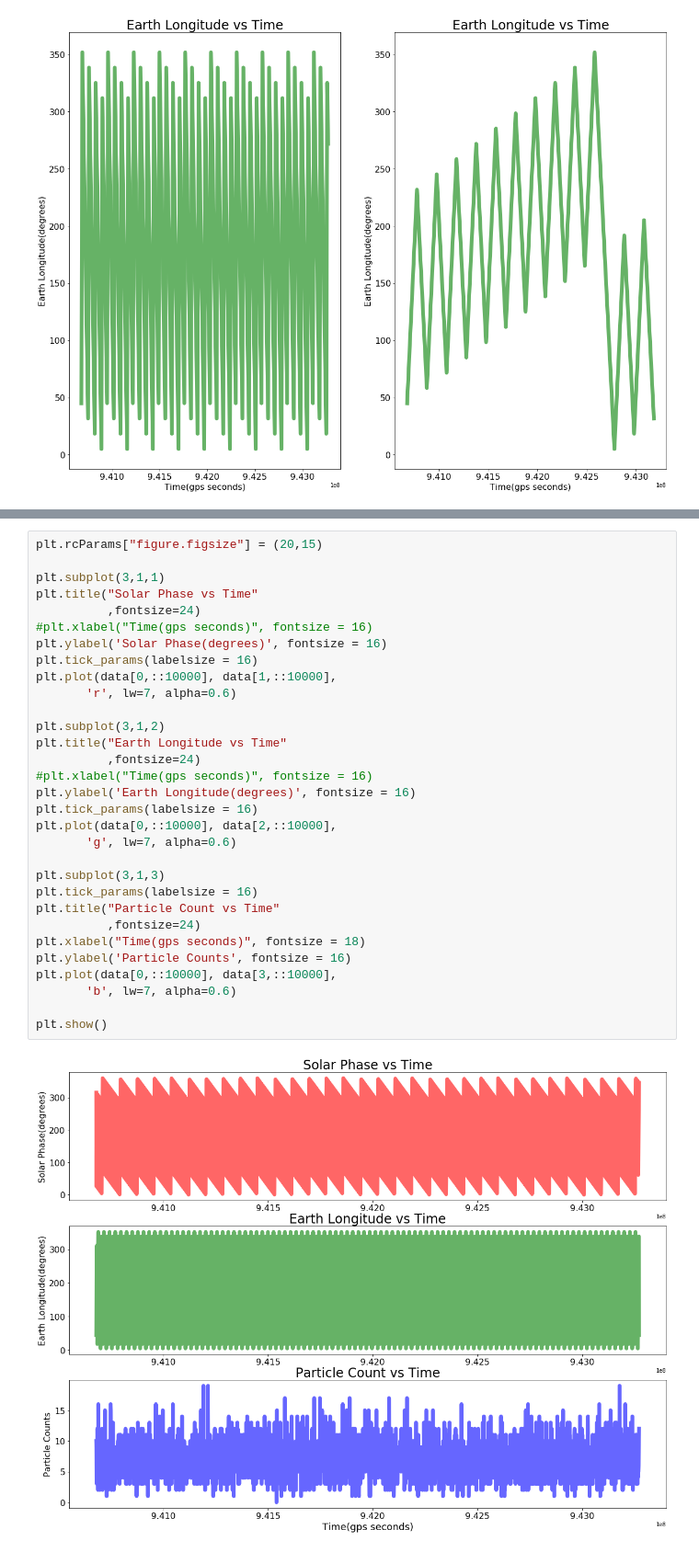
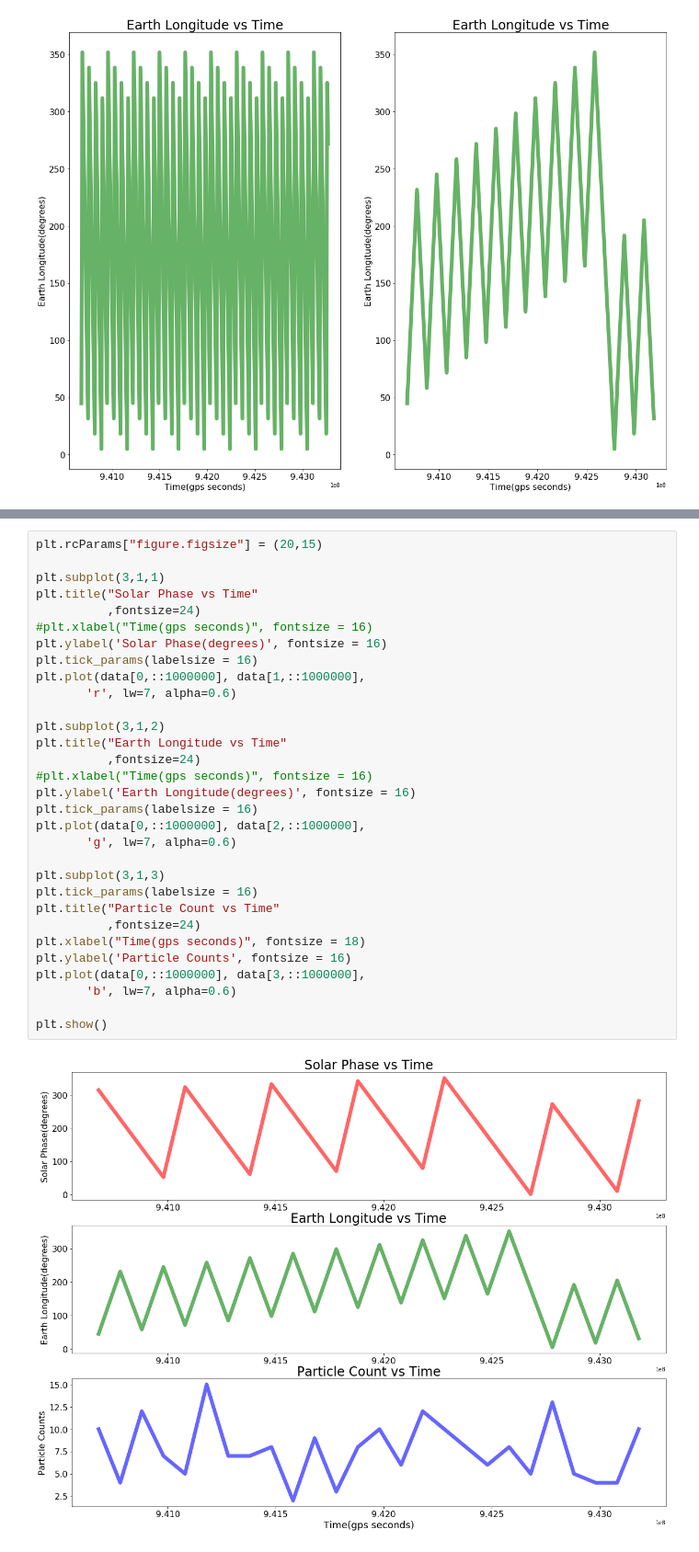
Before and after one commit to IgorBanin/Phys434, a Jupyter notebook: lab4.ipynb, the cells around one changed output, grey strips where cells are left out. Shown at 92% size. Drawn from its saved outputs; the diff is of its cells as text.

```diff
--- a/lab4.ipynb
+++ b/lab4.ipynb
@@ -124,33 +142,33 @@ Find and describe background changes and inconsistencies.
 # %%
 plt.rcParams["figure.figsize"] = (20,15)
 
 plt.subplot(3,1,1)
 plt.title("Solar Phase vs Time"
           ,fontsize=24)
 #plt.xlabel("Time(gps seconds)", fontsize = 16)
 plt.ylabel('Solar Phase(degrees)', fontsize = 16)
 plt.tick_params(labelsize = 16)
-plt.plot(data[0,::10000], data[1,::10000],
+plt.plot(data[0,::1000000], data[1,::1000000],
        'r', lw=7, alpha=0.6)
 
 plt.subplot(3,1,2)
 plt.title("Earth Longitude vs Time"
           ,fontsize=24)
 #plt.xlabel("Time(gps seconds)", fontsize = 16)
 plt.ylabel('Earth Longitude(degrees)', fontsize = 16)
 plt.tick_params(labelsize = 16)
-plt.plot(data[0,::10000], data[2,::10000],
+plt.plot(data[0,::1000000], data[2,::1000000],
        'g', lw=7, alpha=0.6)
 
 plt.subplot(3,1,3)
 plt.tick_params(labelsize = 16)
 plt.title("Particle Count vs Time"
           ,fontsize=24)
 plt.xlabel("Time(gps seconds)", fontsize = 18)
 plt.ylabel('Particle Counts', fontsize = 16)
-plt.plot(data[0,::10000], data[3,::10000],
+plt.plot(data[0,::1000000], data[3,::1000000],
        'b', lw=7, alpha=0.6)
 
 plt.show()
 # %% [output]
-[figure, old version]
+[figure, new version]
```
Also changed, not shown: parts of 25 cells of this notebook, 1 other file.
